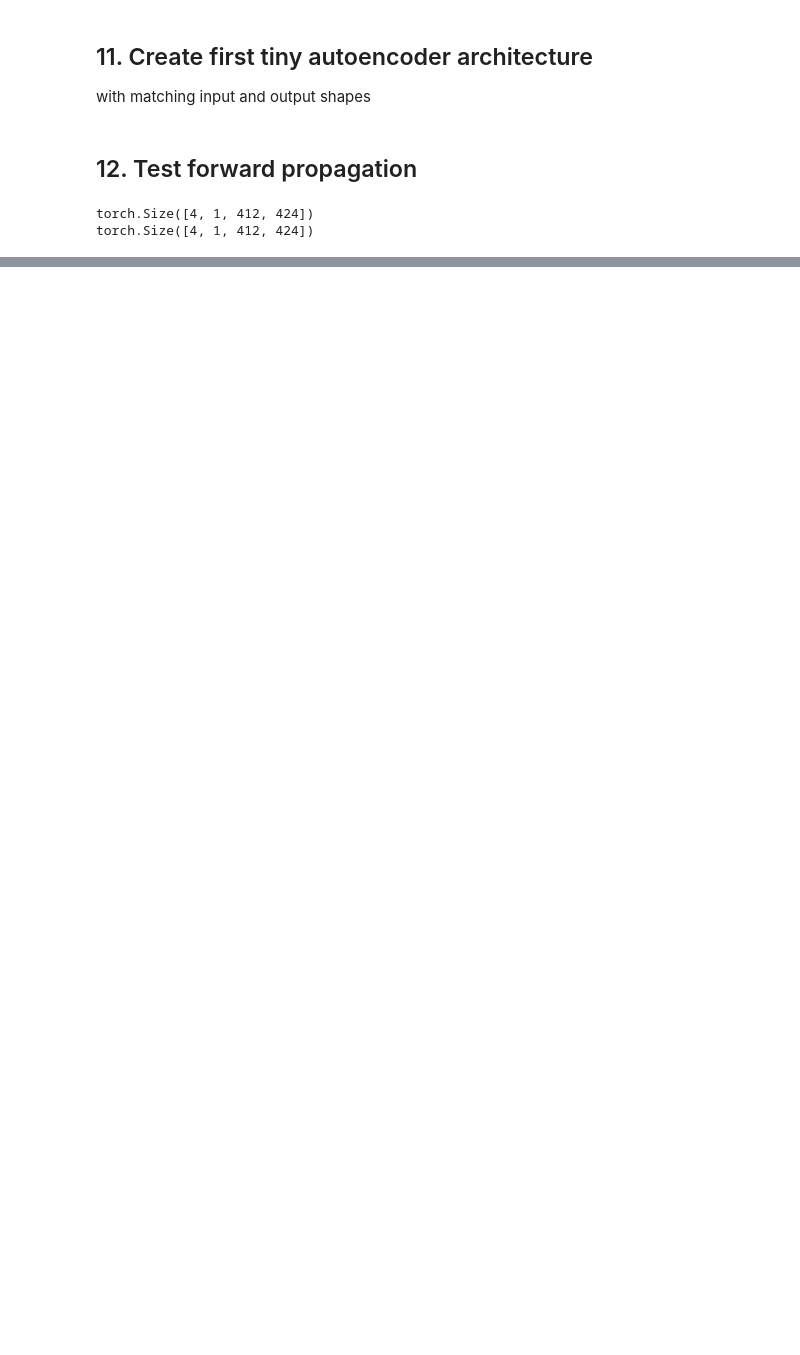
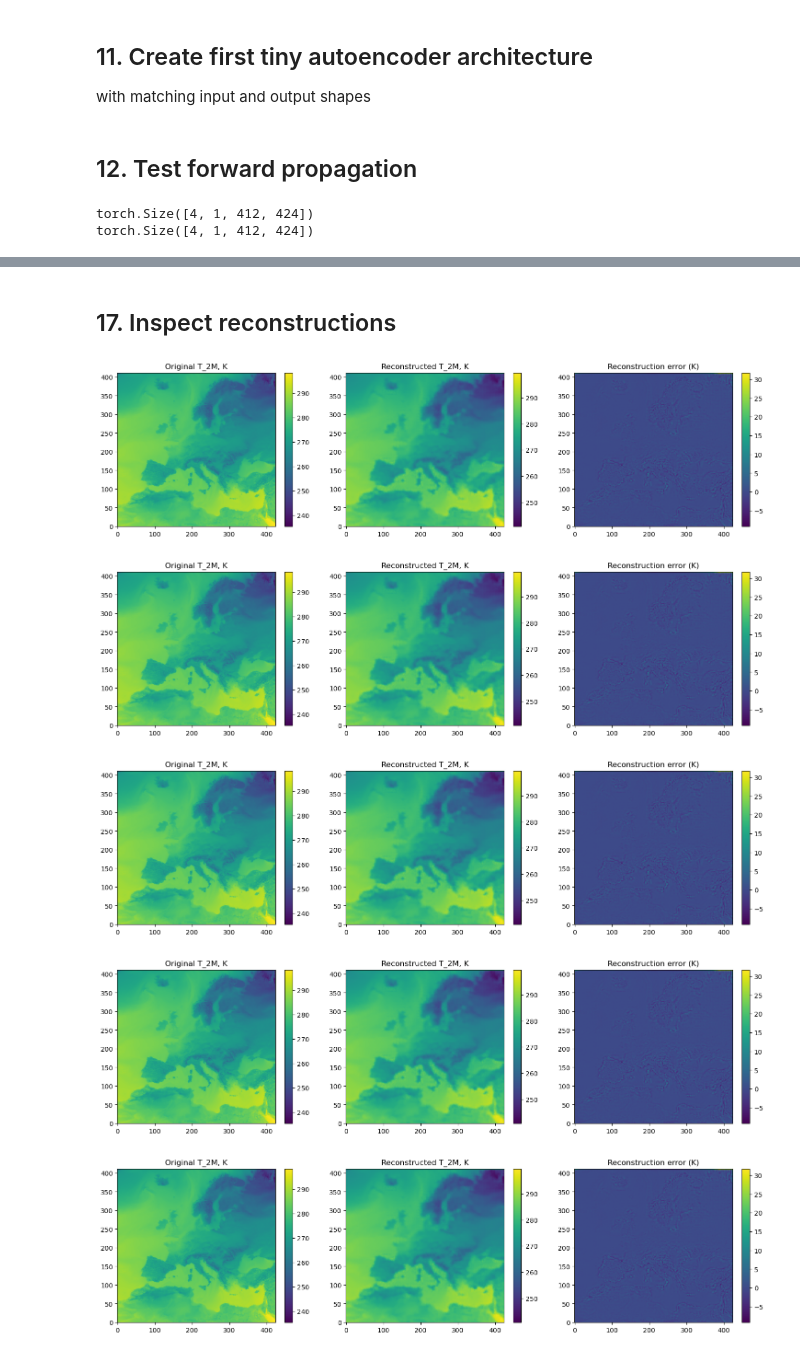
Before and after one commit to chuck97/my_ml_zoo, a Jupyter notebook: notebooks/01_autoencoder_t2m.ipynb, the cells around one changed output, grey strips where cells are left out. Drawn from its saved outputs; the diff is of its cells as text; code cells hidden in the pictures; blank space fills up the shorter version.

```diff
--- a/notebooks/01_autoencoder_t2m.ipynb
+++ b/notebooks/01_autoencoder_t2m.ipynb
@@ -333,0 +438,48 @@ plt.show()
+# %% [markdown]
+## 17. Inspect reconstructions
+# %%
+model = model.to(device)
+model.eval()
+
+nbatches_show = 5
+
+batches = [next(iter(test_loader)).to(device) for _ in range(nbatches_show)]
+
+with torch.no_grad():
+    reconstructions = [model(batch) for batch in batches]
+
+batches_np = [batch.detach().cpu().numpy() for batch in batches]
+recons_np = [recon.detach().cpu().numpy() for recon in reconstructions]
+
+for i in range(nbatches_show):
+    idx = 0
+    x_norm = batches_np[i][idx, 0]
+    y_norm = recons_np[i][idx, 0]
+    err_norm = y_norm - x_norm
+
+    x_phys = x_norm * train_std + train_mean
+    y_phys = y_norm * train_std + train_mean
+    err_phys = y_phys - x_phys
+
+    fig, axes = plt.subplots(1, 3, figsize=(15, 4))
+
+    im0 = axes[0].imshow(x_phys, origin="lower")
+    axes[0].set_title("Original T_2M, K")
+    plt.colorbar(im0, ax=axes[0], fraction=0.046)
+
+    im1 = axes[1].imshow(y_phys, origin="lower")
+    axes[1].set_title("Reconstructed T_2M, K")
+    plt.colorbar(im1, ax=axes[1], fraction=0.046)
+
+    im2 = axes[2].imshow(err_phys, origin="lower")
+    axes[2].set_title("Reconstruction error (K)")
+    plt.colorbar(im2, ax=axes[2], fraction=0.046)
+
+    plt.tight_layout()
+    plt.show()
+# %% [output]
+[figure, added]
+[figure, added]
+[figure, added]
+[figure, added]
+[figure, added]
```
Also changed, not shown: parts of 14 cells of this notebook.
